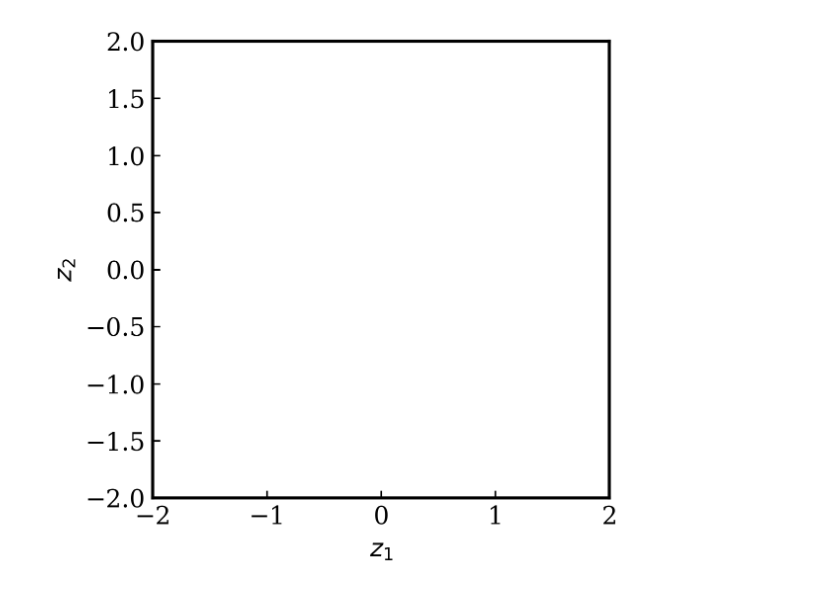
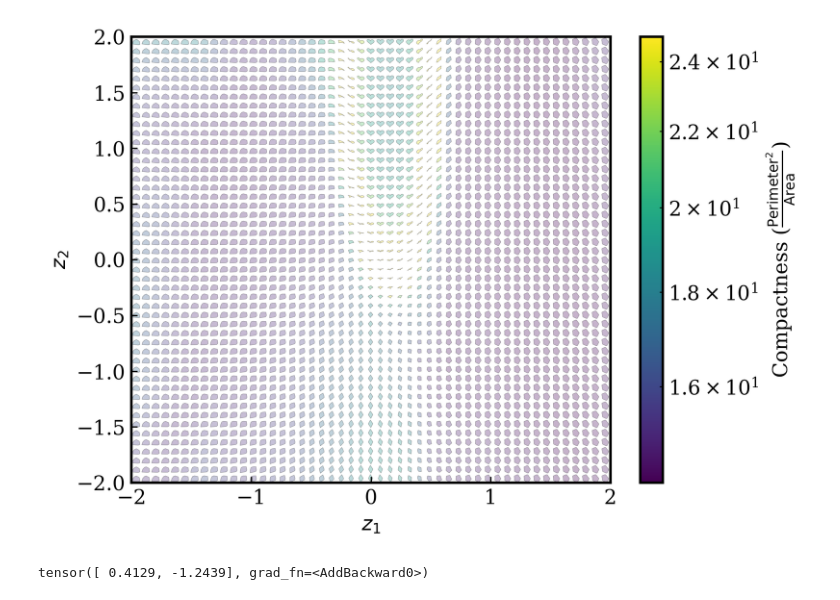
Before and after one commit to jhell1717/latentoptim, a Jupyter notebook: examples/train_model.ipynb, the cells around one changed output. Drawn from its saved outputs; the diff is of its cells as text; code cells hidden in the pictures.

```diff
--- a/examples/train_model.ipynb
+++ b/examples/train_model.ipynb
@@ -63,4 +85,6 @@ plt.show()
 # %%
+model = torch.load(r'/Users/joshuahellewell/Desktop/02-msc/01-modules/MSc Project - 771952/03-results/models/model004/vae_epoch_2000_mse3758.9.pt',weights_only=False)
+
 x = model.encoder(dt[0])  # Encoder block.
 mu,logvar = model.fc_mu(x),model.fc_logvar(x)  # Mu & Logvar for latent layer.
 z = model.reparameterise(mu,logvar)  # Obtain latent variables.
@@ -118,41 +139,71 @@ with torch.no_grad():
 import matplotlib.cm as cm
 import matplotlib.colors as colors
 
 latent_dim = model.latent_dim
 grid_size = 50
 z_min,z_max = -2,2
 
 resolution = 200
 
 z1 = np.linspace(z_min,z_max,grid_size)
 z2 = np.linspace(z_min,z_max,grid_size)
 
 z_grid = np.array(np.meshgrid(z1,z2)).T.reshape(-1,2)
-
-fig,ax = plt.subplots(figsize=(4,4))
-ax.set_xlim(z_min, z_max)
-ax.set_ylim(z_min, z_max)
-ax.set_xlabel('$z_1$')
-ax.set_ylabel('$z_2$')
-
-ax.set_aspect("equal")
-# ax.axis('off')
 
 cmap = cm.viridis  # You can change this to 'plasma', 'coolwarm', etc.
 
 # Compute min/max compactness for color scaling
 compactness_values = []
 for z in z_grid:
     z_tensor = torch.tensor(z, dtype=torch.float32).unsqueeze(0)
     decoded_shape = model.decoder(z_tensor).detach().numpy().reshape(resolution, 2)
     compactness = vae.Metrics(decoded_shape).compute_compactness()
     compactness_values.append(compactness)
 
 compactness_min = np.percentile(compactness_values,5)
 compactness_max = np.percentile(compactness_values,95)
 
 # Define normalization
 norm = colors.LogNorm(vmin=compactness_min, vmax=compactness_max)
+
+# Create figure and axis
+fig, ax = plt.subplots()
+ax.set_xlim(z_min, z_max)
+ax.set_ylim(z_min, z_max)
+ax.set_xlabel('$z_1$')
+ax.set_ylabel('$z_2$')
+
+
+shape_scale = 0.075
+for z in z_grid:
+    z_tensor = torch.tensor(z, dtype=torch.float32).unsqueeze(0)
+    decoded_shape = model.decoder(z_tensor).detach().numpy().reshape(resolution, 2)
+
+    compactness = vae.Metrics(decoded_shape).compute_compactness()
+    decoded_shape *= shape_scale
+
+    # Map compactness to an RGBA color tuple
+    color_value = cmap(norm(compactness))  # This ensures an RGBA tuple (r, g, b, a)
+
+    # Plot shape
+    ax.fill(decoded_shape[:, 0] + z[0], decoded_shape[:, 1] + z[1],
+            color=color_value, alpha=0.3, edgecolor='black',linewidth = 0.3)
+
+# Add colorbar reflecting the full compactness range
+sm = plt.cm.ScalarMappable(cmap=cmap, norm=norm)
+cbar = plt.colorbar(sm, ax=ax)
+cbar.set_label(r"Compactness ($\frac{\text{Perimeter}^2}{\text{Area}}$)")
+
+plt.show()
 # %% [output]
-[figure, old version]
+[figure, new version]
+# %%
+model = torch.load(r'/Users/joshuahellewell/Desktop/02-msc/01-modules/MSc Project - 771952/03-results/models/model005/vae_epoch_2000_mse2307.1.pt',weights_only=False)
+
+x = model.encoder(dt[0])  # Encoder block.
+mu,logvar = model.fc_mu(x),model.fc_logvar(x)  # Mu & Logvar for latent layer.
+z = model.reparameterise(mu,logvar)  # Obtain latent variables.
+print(z)  # Z is differet each time due to the random sampling of epsilon.
+# %% [output]
+tensor([ 0.4129, -1.2439], grad_fn=<AddBackward0>)
 # %%
```
Also changed, not shown: parts of 10 cells of this notebook, 1 other file.
